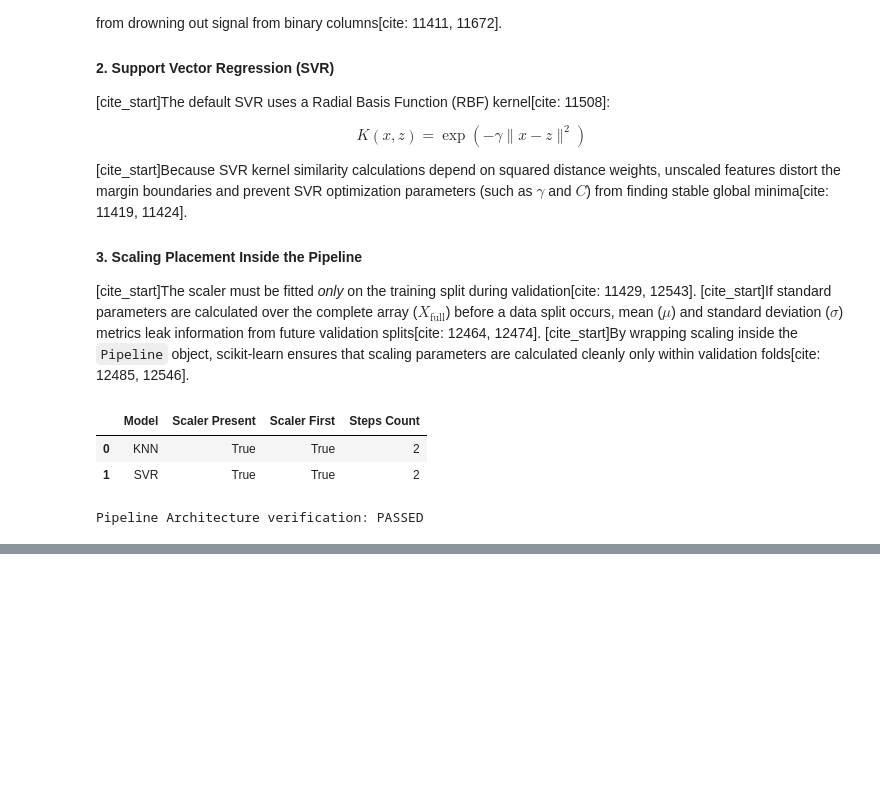
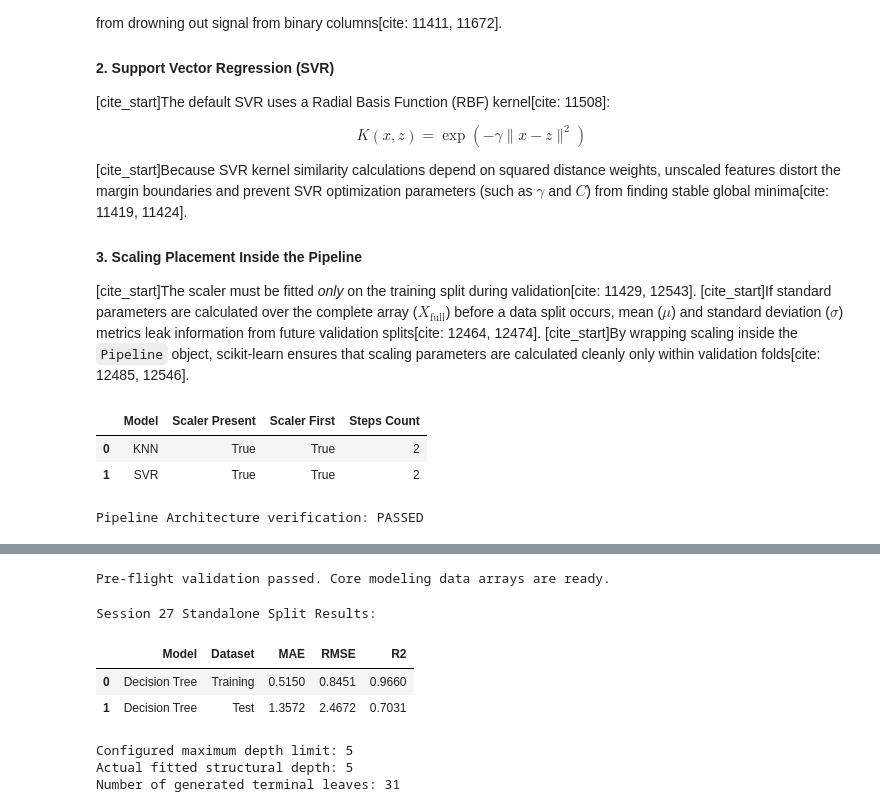
Before and after one commit to NDracorex/student-performance-ml, a Jupyter notebook: notebooks/05_regression_models.ipynb, the cells around one changed output, grey strips where cells are left out. Drawn from its saved outputs; the diff is of its cells as text; code cells hidden in the pictures; blank space fills up the shorter version.

```diff
--- a/notebooks/05_regression_models.ipynb
+++ b/notebooks/05_regression_models.ipynb
@@ -416,0 +422,53 @@ Pipeline Architecture verification: PASSED
+# %%
+# Imports for Session 27
+from sklearn.tree import DecisionTreeRegressor
+import numpy as np
+import pandas as pd
+import matplotlib.pyplot as plt
+from IPython.display import display
+
+# Verify required splits and evaluation helpers exist in the active namespace
+required_objects = ["Xtr_f", "Xte_f", "ytr", "yte", "eval_reg"]
+missing_objects = [name for name in required_objects if name not in globals()]
+
+if missing_objects:
+    raise NameError(f"Prerequisite objects missing from prior sessions: {missing_objects}. Please run preceding cells.")
+else:
+    print("Pre-flight validation passed. Core modeling data arrays are ready.")
+# %% [output]
+Pre-flight validation passed. Core modeling data arrays are ready.
+# %%
+# Initialize depth-limited Decision Tree Regressor
+tree = DecisionTreeRegressor(max_depth=5, random_state=42)
+
+# Fit model on full-information training features
+tree.fit(Xtr_f, ytr)
+
+# Generate predictions for both splits to monitor generalization trends
+tree_train_predictions = tree.predict(Xtr_f)
+tree_test_predictions = tree.predict(Xte_f)
+
+# Evaluate metrics using the project evaluation function
+tree_train_results = eval_reg(ytr, tree_train_predictions)
+tree_test_results = eval_reg(yte, tree_test_predictions)
+
+# Construct standalone validation comparison table
+tree_train_test_comparison = pd.DataFrame([
+    {"Model": "Decision Tree", "Dataset": "Training", **tree_train_results},
+    {"Model": "Decision Tree", "Dataset": "Test", **tree_test_results}
+])
+
+print("Session 27 Standalone Split Results:")
+display(tree_train_test_comparison.round(4))
+
+print(f"\nConfigured maximum depth limit: {tree.max_depth}")
+print(f"Actual fitted structural depth: {tree.get_depth()}")
+print(f"Number of generated terminal leaves: {tree.get_n_leaves()}")
+# %% [output]
+Session 27 Standalone Split Results:
+|  | Model | Dataset | MAE | RMSE | R2 |
+| 0 | Decision Tree | Training | 0.5150 | 0.8451 | 0.9660 |
+| 1 | Decision Tree | Test | 1.3572 | 2.4672 | 0.7031 |
+Configured maximum depth limit: 5
+Actual fitted structural depth: 5
+Number of generated terminal leaves: 31
```
Also changed, not shown: parts of 4 cells of this notebook, 1 other file.
